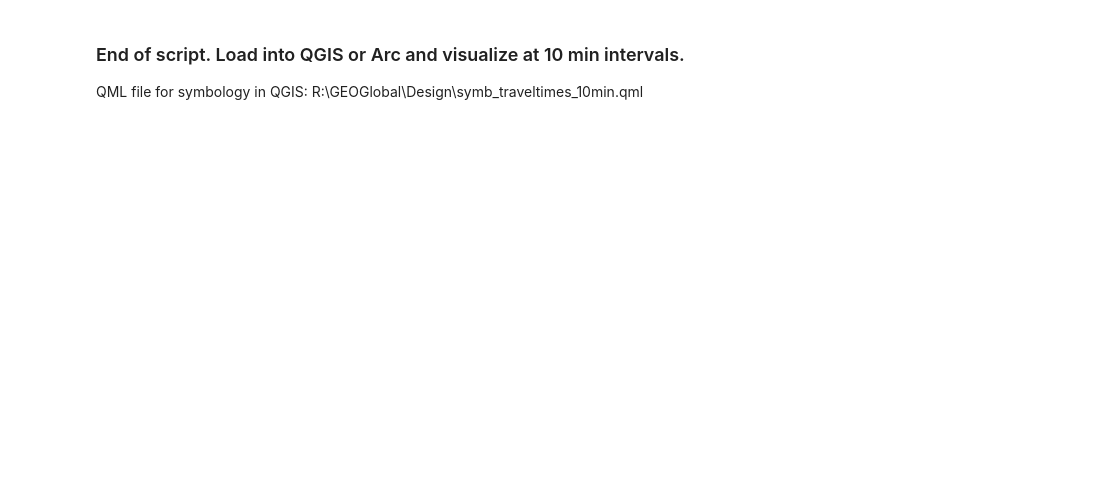
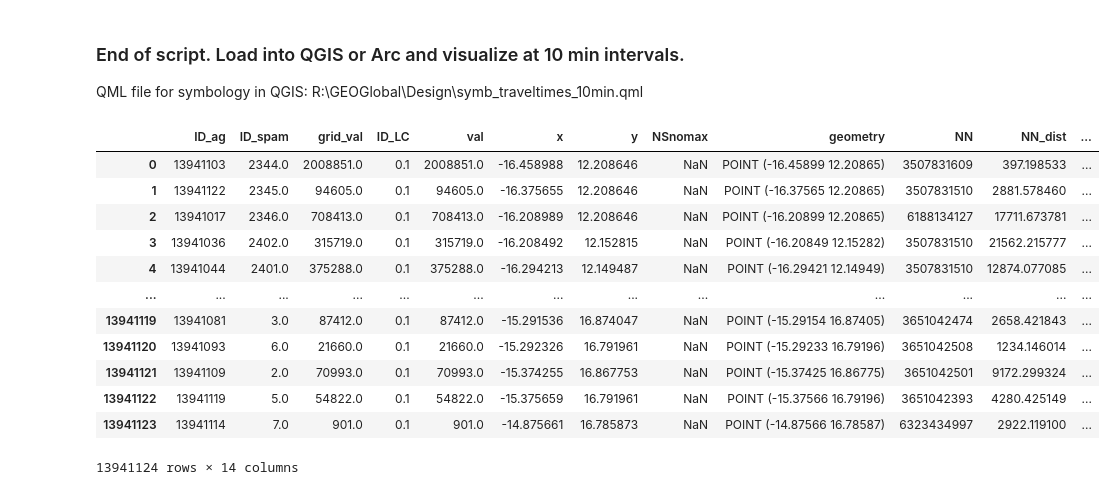
Before and after one commit to gracedoherty/senegal_access, a Jupyter notebook: SEN_Transport_ag_hamlet_uncleangraph_2021-12-02.ipynb, the cells around one changed output. Saved outputs shown, nothing was run; the diff lists cells and outputs as text; code cells hidden in the pictures; blank space fills up the shorter version.

```diff
--- a/SEN_Transport_ag_hamlet_uncleangraph_2021-12-02.ipynb
+++ b/SEN_Transport_ag_hamlet_uncleangraph_2021-12-02.ipynb
@@ -852,3 +855,20 @@ ag_to_HDurban.to_csv(os.path.join(out_pth, 'ag_to_HDurban.csv'))
 ### End of script. Load into QGIS or Arc and visualize at 10 min intervals.
 QML file for symbology in QGIS:
 R:\GEOGlobal\Design\symb_traveltimes_10min.qml
+# %%
+ag_to_HDurban['NSnomax'].replace({-9999: np.nan},inplace =True)
+ag_to_HDurban
+# %% [output]
+|  | ID_ag | ID_spam | grid_val | ID_LC | val | x | y | NSnomax | geometry | NN | NN_dist | ... |
+| 0 | 13941103 | 2344.0 | 2008851.0 | 0.1 | 2008851.0 | -16.458988 | 12.208646 | NaN | POINT (-16.45899 12.20865) | 3507831609 | 397.198533 | ... |
+| 1 | 13941122 | 2345.0 | 94605.0 | 0.1 | 94605.0 | -16.375655 | 12.208646 | NaN | POINT (-16.37565 12.20865) | 3507831510 | 2881.578460 | ... |
+| 2 | 13941017 | 2346.0 | 708413.0 | 0.1 | 708413.0 | -16.208989 | 12.208646 | NaN | POINT (-16.20899 12.20865) | 6188134127 | 17711.673781 | ... |
+| 3 | 13941036 | 2402.0 | 315719.0 | 0.1 | 315719.0 | -16.208492 | 12.152815 | NaN | POINT (-16.20849 12.15282) | 3507831510 | 21562.215777 | ... |
+| 4 | 13941044 | 2401.0 | 375288.0 | 0.1 | 375288.0 | -16.294213 | 12.149487 | NaN | POINT (-16.29421 12.14949) | 3507831510 | 12874.077085 | ... |
+| ... | ... | ... | ... | ... | ... | ... | ... | ... | ... | ... | ... | ... |
+| 13941119 | 13941081 | 3.0 | 87412.0 | 0.1 | 87412.0 | -15.291536 | 16.874047 | NaN | POINT (-15.29154 16.87405) | 3651042474 | 2658.421843 | ... |
+| 13941120 | 13941093 | 6.0 | 21660.0 | 0.1 | 21660.0 | -15.292326 | 16.791961 | NaN | POINT (-15.29233 16.79196) | 3651042508 | 1234.146014 | ... |
+| 13941121 | 13941109 | 2.0 | 70993.0 | 0.1 | 70993.0 | -15.374255 | 16.867753 | NaN | POINT (-15.37425 16.86775) | 3651042501 | 9172.299324 | ... |
+| 13941122 | 13941119 | 5.0 | 54822.0 | 0.1 | 54822.0 | -15.375659 | 16.791961 | NaN | POINT (-15.37566 16.79196) | 3651042393 | 4280.425149 | ... |
+| 13941123 | 13941114 | 7.0 | 901.0 | 0.1 | 901.0 | -14.875661 | 16.785873 | NaN | POINT (-14.87566 16.78587) | 6323434997 | 2922.119100 | ... |
+13941124 rows × 14 columns
```
Also changed, not shown: parts of 27 cells of this notebook.
